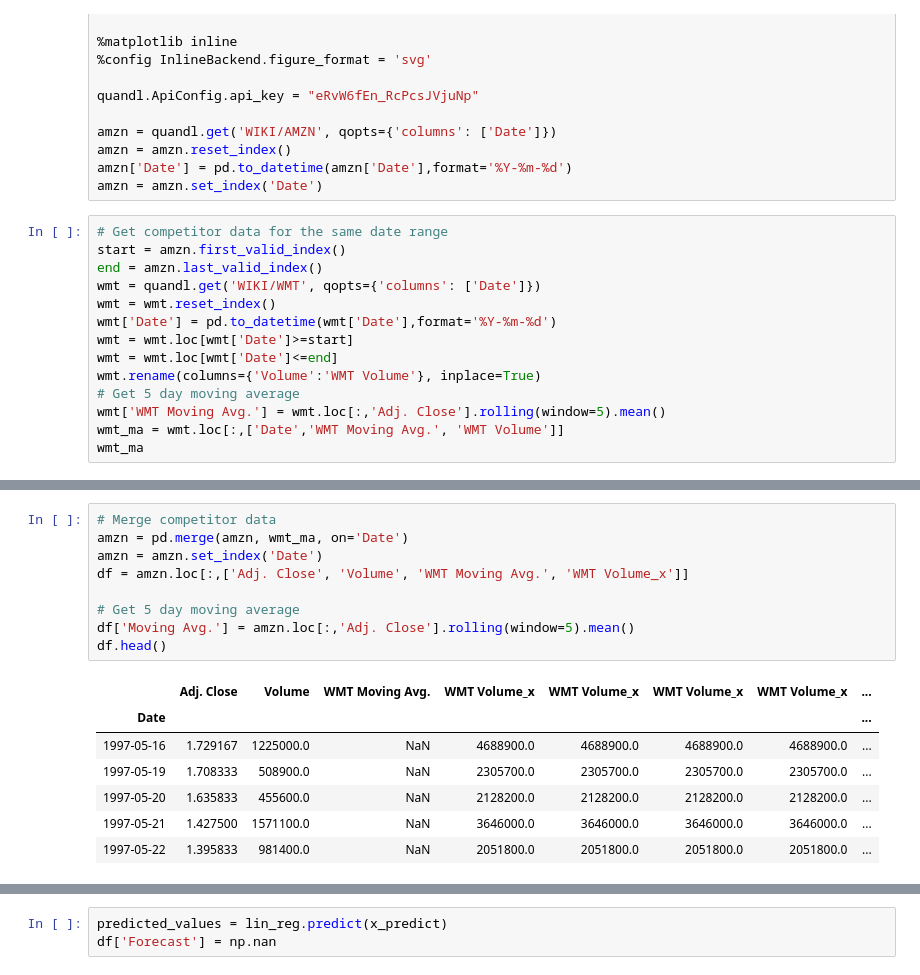
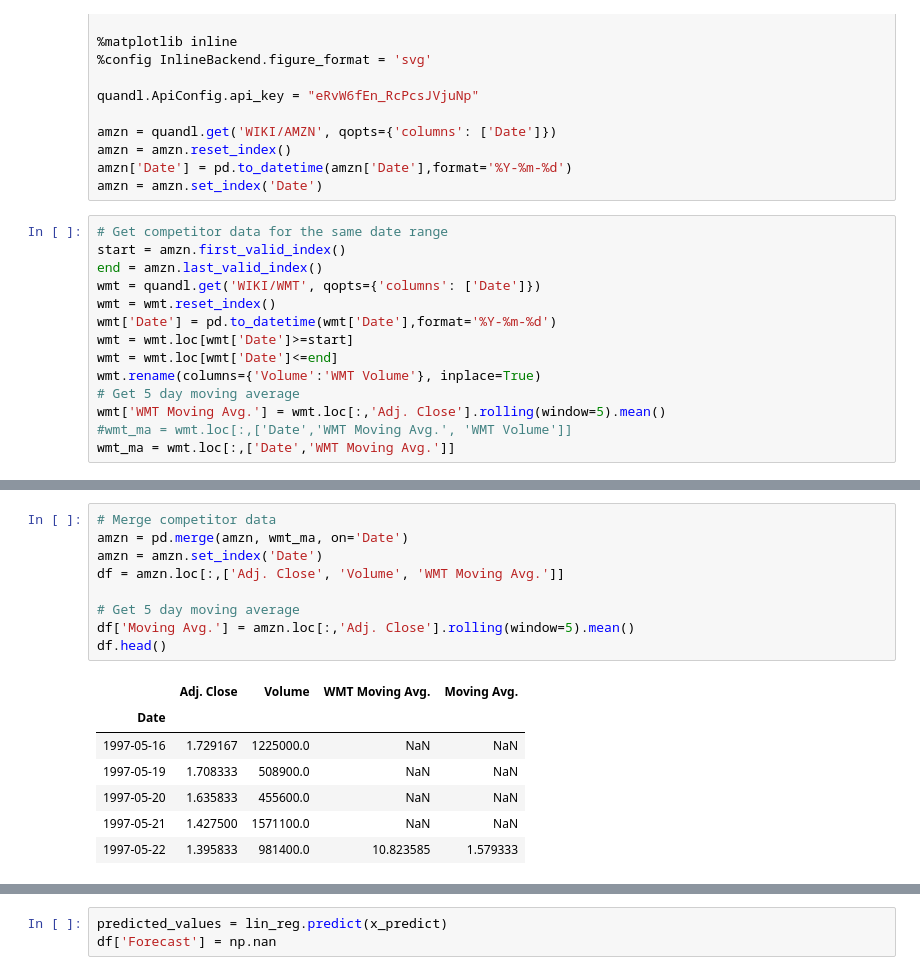
Before and after one commit to Techcovery/project, a Jupyter notebook: Suresk_K_V/WMT_AMZN.ipynb, the cells around one changed output, grey strips where cells are left out. Saved outputs shown, nothing was run; the diff lists cells and outputs as text.

```diff
--- a/Suresk_K_V/WMT_AMZN.ipynb
+++ b/Suresk_K_V/WMT_AMZN.ipynb
@@ -30,5 +30,5 @@ wmt = wmt.loc[wmt['Date']<=end]
 wmt.rename(columns={'Volume':'WMT Volume'}, inplace=True)
 # Get 5 day moving average
 wmt['WMT Moving Avg.'] = wmt.loc[:,'Adj. Close'].rolling(window=5).mean()
-wmt_ma = wmt.loc[:,['Date','WMT Moving Avg.', 'WMT Volume']]
-wmt_ma
+#wmt_ma = wmt.loc[:,['Date','WMT Moving Avg.', 'WMT Volume']]
+wmt_ma = wmt.loc[:,['Date','WMT Moving Avg.']]
@@ -49,20 +35,20 @@ wmt_ma
 # %%
 # Merge competitor data
 amzn = pd.merge(amzn, wmt_ma, on='Date')
 amzn = amzn.set_index('Date')
-df = amzn.loc[:,['Adj. Close', 'Volume', 'WMT Moving Avg.', 'WMT Volume_x']]
+df = amzn.loc[:,['Adj. Close', 'Volume', 'WMT Moving Avg.']]
 
 # Get 5 day moving average
 df['Moving Avg.'] = amzn.loc[:,'Adj. Close'].rolling(window=5).mean()
 df.head()
 # %% [output]
-|  | Adj. Close | Volume | WMT Moving Avg. | WMT Volume_x | WMT Volume_x | WMT Volume_x | WMT Volume_x | ... |
-| Date |  |  |  |  |  |  |  | ... |
-| 1997-05-16 | 1.729167 | 1225000.0 | NaN | 4688900.0 | 4688900.0 | 4688900.0 | 4688900.0 | ... |
-| 1997-05-19 | 1.708333 | 508900.0 | NaN | 2305700.0 | 2305700.0 | 2305700.0 | 2305700.0 | ... |
-| 1997-05-20 | 1.635833 | 455600.0 | NaN | 2128200.0 | 2128200.0 | 2128200.0 | 2128200.0 | ... |
-| 1997-05-21 | 1.427500 | 1571100.0 | NaN | 3646000.0 | 3646000.0 | 3646000.0 | 3646000.0 | ... |
-| 1997-05-22 | 1.395833 | 981400.0 | NaN | 2051800.0 | 2051800.0 | 2051800.0 | 2051800.0 | ... |
+|  | Adj. Close | Volume | WMT Moving Avg. | Moving Avg. |
+| Date |  |  |  |  |
+| 1997-05-16 | 1.729167 | 1225000.0 | NaN | NaN |
+| 1997-05-19 | 1.708333 | 508900.0 | NaN | NaN |
+| 1997-05-20 | 1.635833 | 455600.0 | NaN | NaN |
+| 1997-05-21 | 1.427500 | 1571100.0 | NaN | NaN |
+| 1997-05-22 | 1.395833 | 981400.0 | 10.823585 | 1.579333 |
 # %%
 # Backfill missing values
 df.fillna(method='bfill', inplace=True)
```
Also changed, not shown: parts of 2 cells of this notebook.
